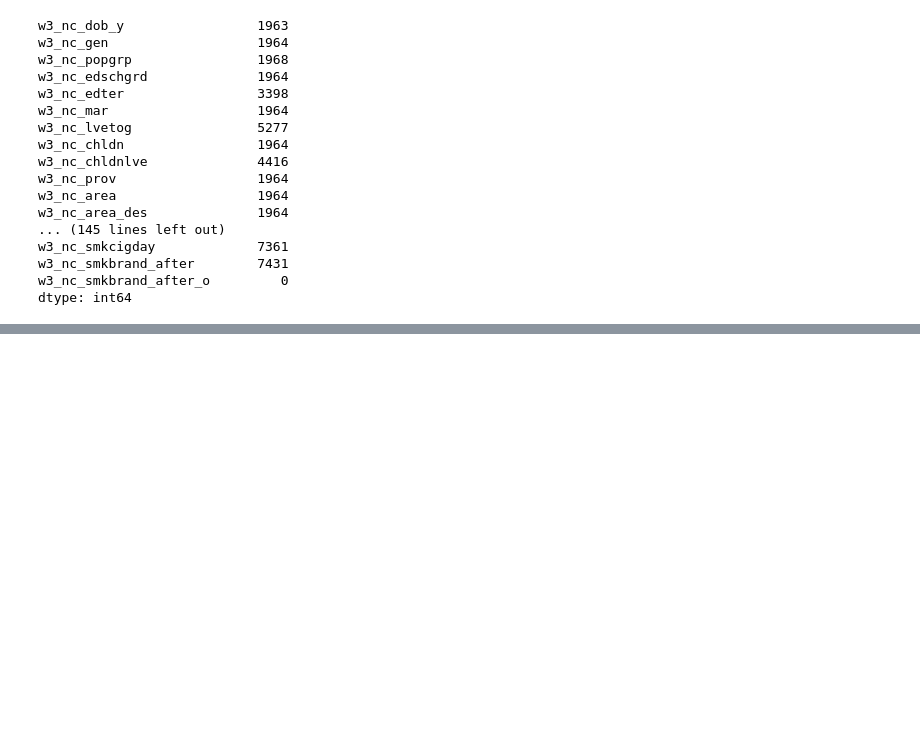
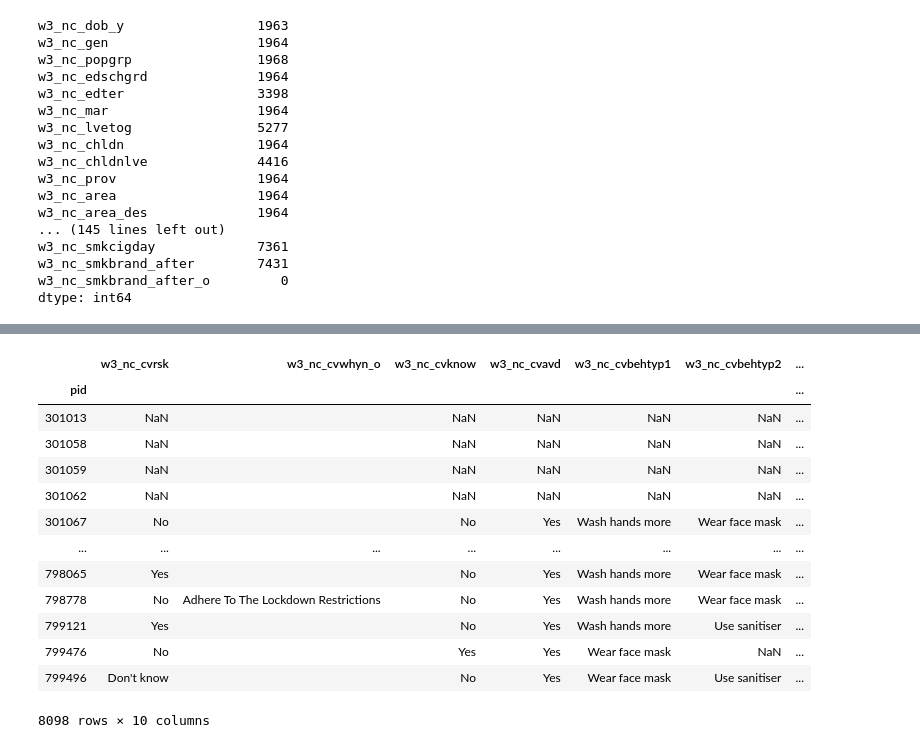
Before and after one commit to BrentonBudler/DAEProject2021, a Jupyter notebook: Philani/Wave3.ipynb, the cells around one changed output, grey strips where cells are left out. Cells and saved outputs as stored; diff of their text form; code cells hidden in the pictures; blank space fills up the shorter version.

```diff
--- a/Philani/Wave3.ipynb
+++ b/Philani/Wave3.ipynb
@@ -115,0 +296,29 @@ display(df)
+# %%
+#5 Health
+
+"""
+w3_nc_mnthlth_1: Over the last 2 weeks, have you had little interest in doing things?
+w3_nc_mnthlth_2: Over the last 2 weeks, have you been feeling down, depressed or hopeless
+w3_nc_smk_mar: Did you smoke before the lockdown?
+w3_nc_smkbrand_ld_o: What cigarette brand did you most often buy during the sales ban
+w3_nc_smkbrand_after_o: Since the end of sales ban what brand have you typically bought
+
+"""
+
+df_health = df[['w3_nc_mnthlth_1','w3_nc_mnthlth_2', 'w3_nc_smk_mar', 'w3_nc_smkbrand_ld_o','w3_nc_smkbrand_after_o',]].copy()
+display(df_cp)
+# %% [output]
+|  | w3_nc_cvrsk | w3_nc_cvwhyn_o | w3_nc_cvknow | w3_nc_cvavd | w3_nc_cvbehtyp1 | w3_nc_cvbehtyp2 | ... |
+| pid |  |  |  |  |  |  | ... |
+| 301013 | NaN |  | NaN | NaN | NaN | NaN | ... |
+| 301058 | NaN |  | NaN | NaN | NaN | NaN | ... |
+| 301059 | NaN |  | NaN | NaN | NaN | NaN | ... |
+| 301062 | NaN |  | NaN | NaN | NaN | NaN | ... |
+| 301067 | No |  | No | Yes | Wash hands more | Wear face mask | ... |
+| ... | ... | ... | ... | ... | ... | ... | ... |
+| 798065 | Yes |  | No | Yes | Wash hands more | Wear face mask | ... |
+| 798778 | No | Adhere To The Lockdown Restrictions | No | Yes | Wash hands more | Wear face mask | ... |
+| 799121 | Yes |  | No | Yes | Wash hands more | Use sanitiser | ... |
+| 799476 | No |  | Yes | Yes | Wear face mask | NaN | ... |
+| 799496 | Don't know |  | No | Yes | Wear face mask | Use sanitiser | ... |
+8098 rows × 10 columns
```
Also changed, not shown: parts of 5 cells of this notebook.
